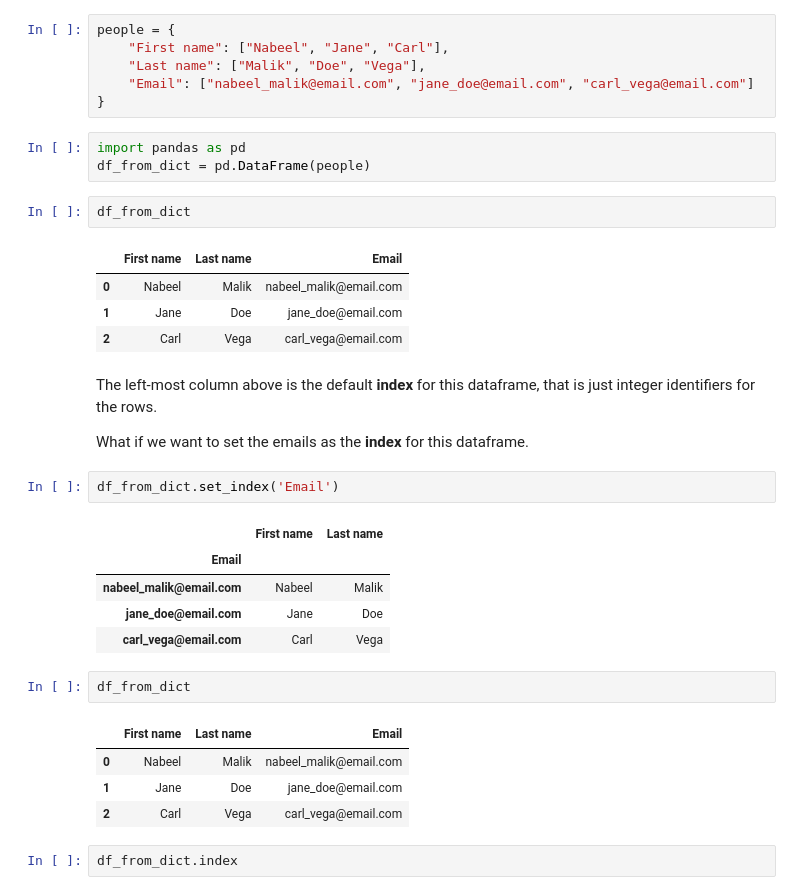
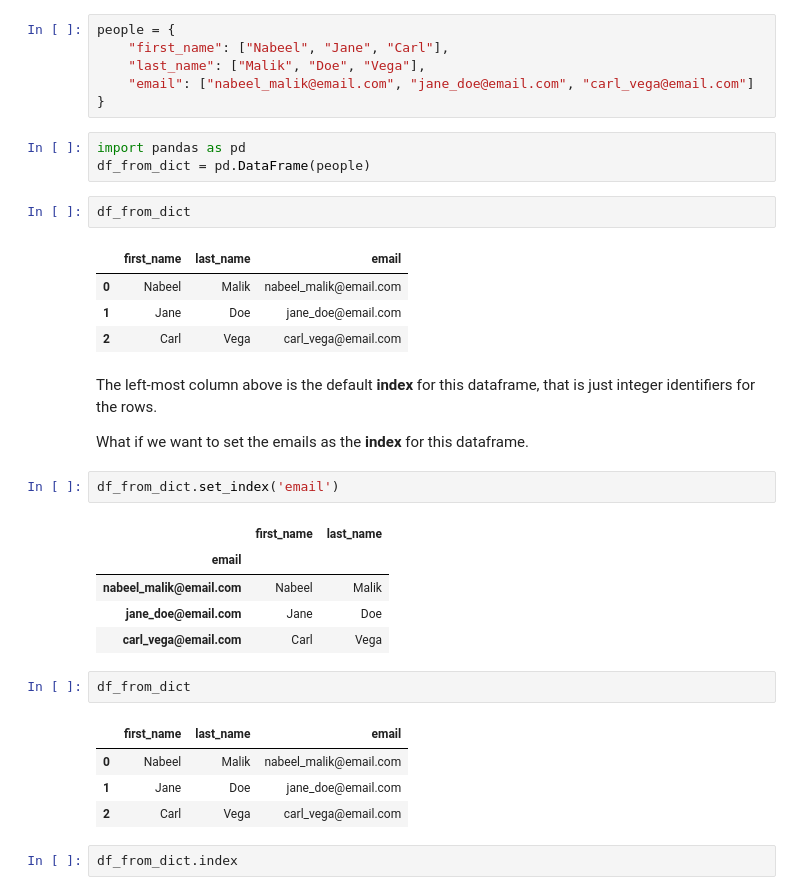
Before and after one commit to nabeel-malik/my_python, a Jupyter notebook: pybook/37_pandas_indexes.ipynb, the cells around one changed output. Saved outputs shown, nothing was run; the diff lists cells and outputs as text.

Commit message:
37_pandas_indexes.ipynb variable edits

```diff
--- a/pybook/37_pandas_indexes.ipynb
+++ b/pybook/37_pandas_indexes.ipynb
@@ -2,9 +2,9 @@
 # Pandas: Indexes - How to set, reset and use them
 # %%
 people = {
-    "First name": ["Nabeel", "Jane", "Carl"],
-    "Last name": ["Malik", "Doe", "Vega"],
-    "Email": ["nabeel_malik@email.com", "jane_doe@email.com", "carl_vega@email.com"]
+    "first_name": ["Nabeel", "Jane", "Carl"],
+    "last_name": ["Malik", "Doe", "Vega"],
+    "email": ["nabeel_malik@email.com", "jane_doe@email.com", "carl_vega@email.com"]
 }
 # %%
 import pandas as pd
@@ -12,7 +12,7 @@ df_from_dict = pd.DataFrame(people)
 # %%
 df_from_dict
 # %% [output]
-|  | First name | Last name | Email |
+|  | first_name | last_name | email |
 | 0 | Nabeel | Malik | nabeel_malik@email.com |
 | 1 | Jane | Doe | jane_doe@email.com |
 | 2 | Carl | Vega | carl_vega@email.com |
@@ -21,17 +21,17 @@ The left-most column above is the default **index** for this dataframe, that is
 
 What if we want to set the emails as the **index** for this dataframe.
 # %%
-df_from_dict.set_index('Email')
+df_from_dict.set_index('email')
 # %% [output]
-|  | First name | Last name |
-| Email |  |  |
+|  | first_name | last_name |
+| email |  |  |
 | nabeel_malik@email.com | Nabeel | Malik |
 | jane_doe@email.com | Jane | Doe |
 | carl_vega@email.com | Carl | Vega |
 # %%
 df_from_dict
 # %% [output]
-|  | First name | Last name | Email |
+|  | first_name | last_name | email |
 | 0 | Nabeel | Malik | nabeel_malik@email.com |
 | 1 | Jane | Doe | jane_doe@email.com |
 | 2 | Carl | Vega | carl_vega@email.com |
```
Also changed, not shown: parts of 7 cells of this notebook.
